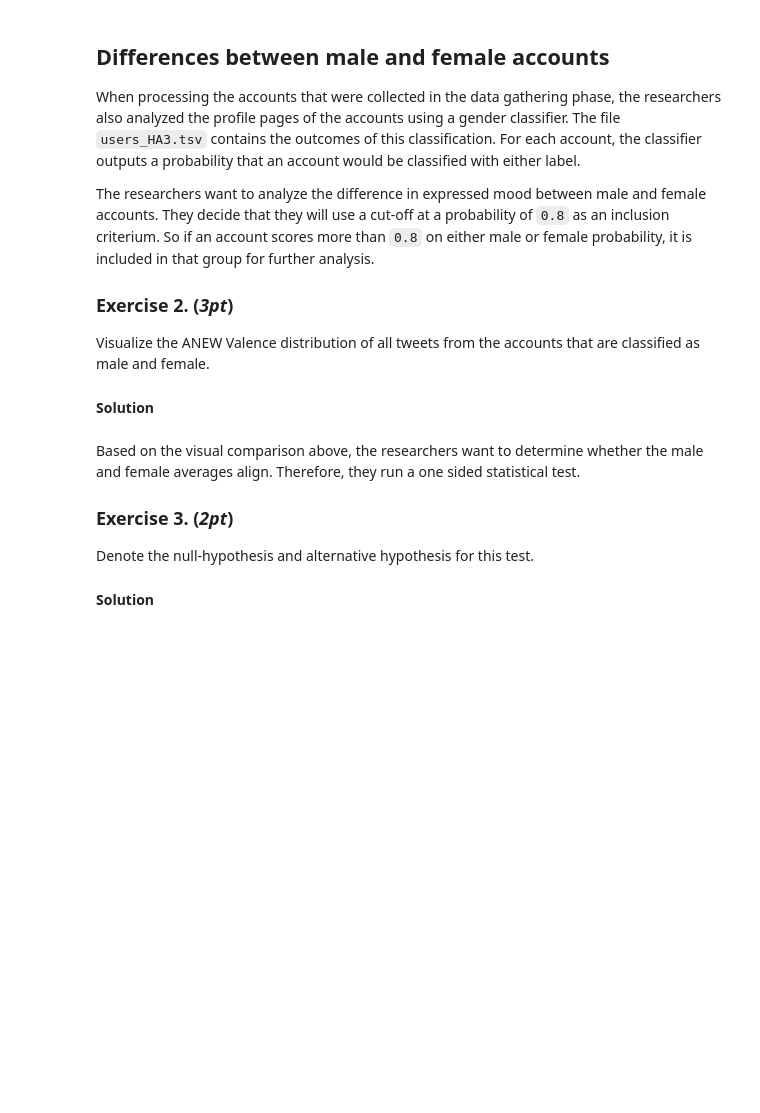
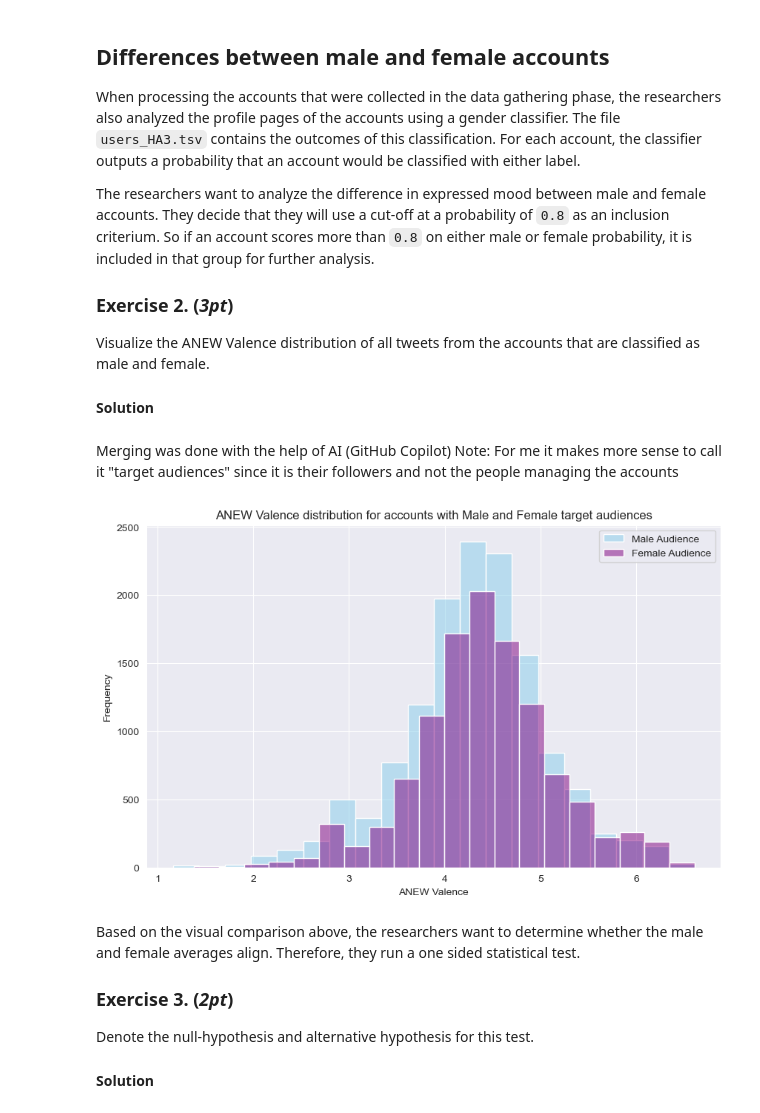
Before and after one commit to Tiimeeeyy/PrinciplesOfDataScience, a Jupyter notebook: Assignment3/HA3_Societal_Mood.ipynb, the cells around one changed output. Cells and saved outputs as stored; diff of their text form; code cells hidden in the pictures; blank space fills up the shorter version.

```diff
--- a/Assignment3/HA3_Societal_Mood.ipynb
+++ b/Assignment3/HA3_Societal_Mood.ipynb
@@ -48,6 +49,33 @@ The researchers want to analyze the difference in expressed mood between male an
 Visualize the ANEW Valence distribution of all tweets from the accounts that are classified as male and female.
 
 #### Solution
+# %% [markdown]
+Merging was done with the help of AI (GitHub Copilot)
+Note: For me it makes more sense to call it "target audiences" since it is their followers and not the people managing the accounts
+# %%
+users = users.iloc[2:]
+
+users["gender"] = users["gender"].astype(float)
+
+users["gender.1"] = users["gender.1"].astype(float)
+
+male_users = users[users["gender"] > 0.8]
+female_users = users[users["gender.1"] > 0.8]
+
+male_tweets = pd.merge(male_users, tweets, left_on="Unnamed: 0", right_on="user_id")
+
+female_tweets = pd.merge(female_users, tweets, left_on="Unnamed: 0", right_on="user_id")
+
+plt.figure(figsize=(10,6))
+sns.histplot(male_tweets["ANEW_Valence"], bins=20, label = "Male Audience", color = "skyblue", alpha = 0.5)
+sns.histplot(female_tweets["ANEW_Valence"], bins = 20, label = "Female Audience", color = "purple", alpha = 0.5)
+plt.title("ANEW Valence distribution for accounts with Male and Female target audiences")
+plt.xlabel("ANEW Valence")
+plt.ylabel("Frequency")
+plt.legend()
+plt.show()
+# %% [output]
+[figure, added]
 # %% [markdown]
 Based on the visual comparison above, the researchers want to determine whether the male and female averages align. Therefore, they run a one sided statistical test.
 
```
Also changed, not shown: parts of 11 cells of this notebook.
